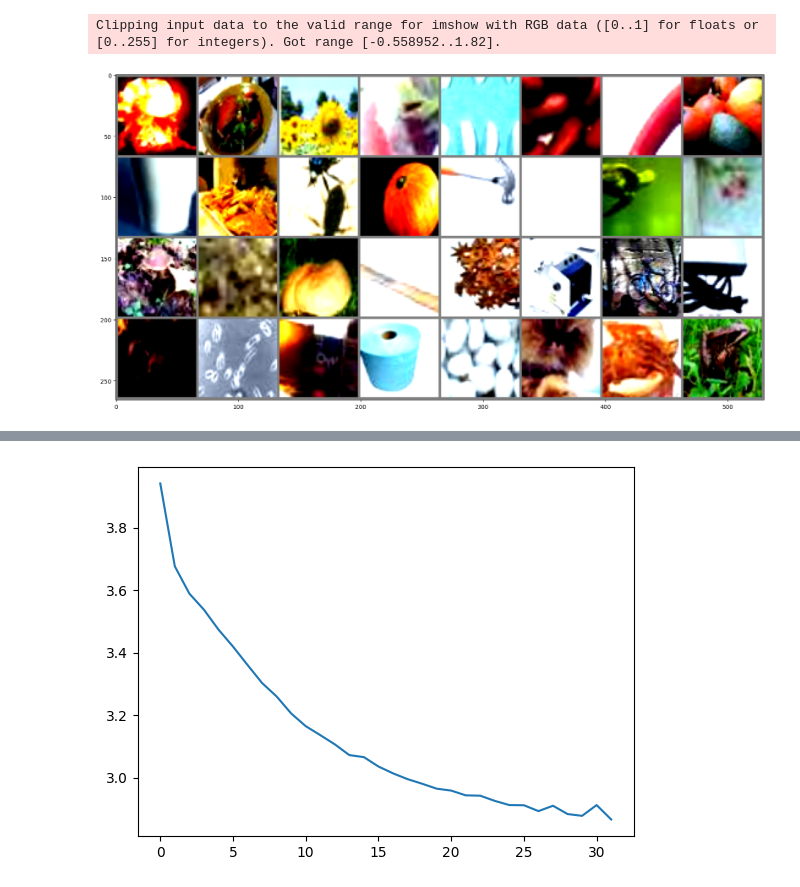
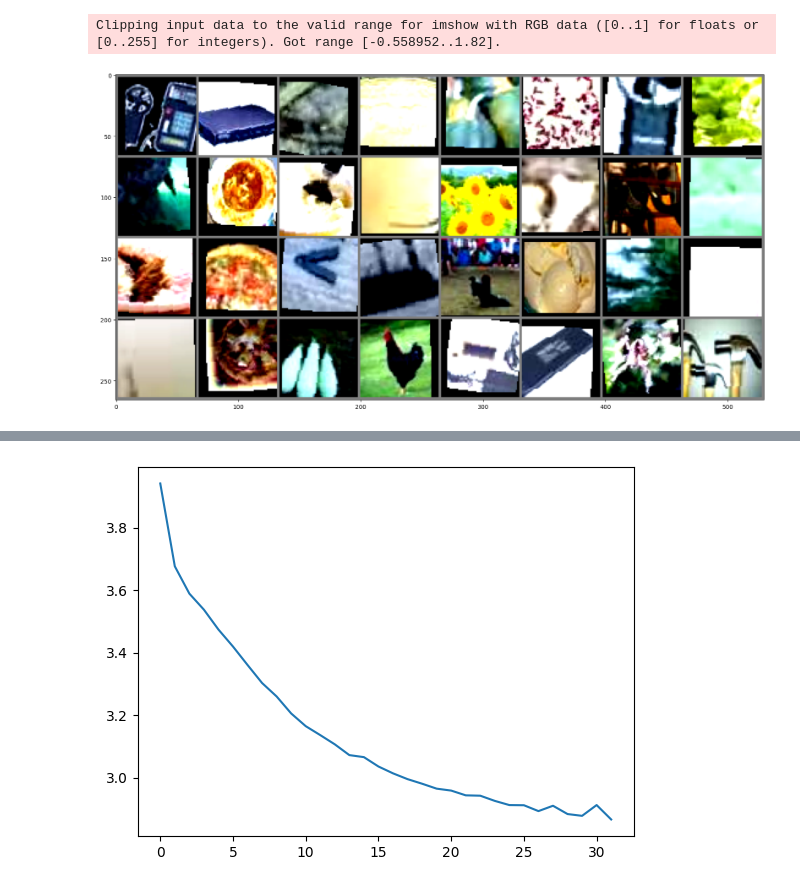
Before and after one commit to czarodziejszyn/ssne, a Jupyter notebook: projekt3/paczka_klasyfikacja_obrazkow/predictor.ipynb, the cells around one changed output, grey strips where cells are left out. Saved outputs shown, nothing was run; the diff lists cells and outputs as text; code cells hidden in the pictures.

```diff
--- a/projekt3/paczka_klasyfikacja_obrazkow/predictor.ipynb
+++ b/projekt3/paczka_klasyfikacja_obrazkow/predictor.ipynb
@@ -15,11 +16,19 @@ else:
   device = torch.device("cpu")
 # %%
 train_transform = v2.Compose([
-    v2.ToImage(),
     v2.RandomResizedCrop(size=(64, 64), antialias=True),
     v2.RandomHorizontalFlip(p=0.5),
+    v2.RandomRotation(degrees=10),
+    v2.RandomAffine(degrees=0, translate=(0.1, 0.1), scale=(0.9, 1.1)),
+    v2.ColorJitter(brightness=0.2),
+    v2.ToImage(),
     v2.ToDtype(torch.float32, scale=True),
-    # v2.ToTensor(),
+    v2.Normalize(mean=[0.485, 0.456, 0.406], std=[0.229, 0.224, 0.225]),
+])
+
+val_test_transforms = v2.Compose([
+    v2.ToImage(),
+    v2.ToDtype(torch.float32, scale=True),
     v2.Normalize(mean=[0.485, 0.456, 0.406], std=[0.229, 0.224, 0.225]),
 ])
 
@@ -27,29 +36,40 @@ batch_size = 32
 
 trainset = ImageFolder("train/", transform=train_transform)
 
-train_set, val_set = torch.utils.data.random_split(trainset, [0.8, 0.2])
+num_train = len(trainset)
+indices = list(range(num_train))
+np.random.shuffle(indices)
 
-trainloader = torch.utils.data.DataLoader(train_set, batch_size=batch_size,
-                                          shuffle=True, num_workers=4)
+train_split = int(0.7 * num_train)
+val_split = int(0.85 * num_train)
 
-testloader = torch.utils.data.DataLoader(val_set, batch_size=batch_size,
-                                          shuffle=False, num_workers=4)
+train_indices = indices[:train_split]
+val_indices = indices[train_split:val_split]
+test_indices = indices[val_split:]
+
+train_sampler = SubsetRandomSampler(train_indices)
+val_sampler = SubsetRandomSampler(val_indices)
+test_sampler = SubsetRandomSampler(test_indices)
+
+train_loader = DataLoader(trainset, batch_size=batch_size, sampler=train_sampler)
+val_loader = DataLoader(trainset, batch_size=batch_size, sampler=val_sampler)
+test_loader = DataLoader(trainset, batch_size=batch_size, sampler=test_sampler)
 # %%
 plt.figure(figsize = (20,10))
 
-images, labels = next(iter(trainloader))
+images, labels = next(iter(train_loader))
 
 def imshow(img):
     img = img / 2 + 0.5
     npimg = img.numpy()
     plt.imshow(np.transpose(npimg, (1, 2, 0)))
     plt.show()
-images, labels = next(iter(trainloader))
+images, labels = next(iter(train_loader))
 
 imshow(torchvision.utils.make_grid(images))
 # %% [output]
 Clipping input data to the valid range for imshow with RGB data ([0..1] for floats or [0..255] for integers). Got range [-0.558952..1.82].
-[figure, old version]
+[figure, new version]
 # %%
 class Net(nn.Module):
     def __init__(self):
```
Also changed, not shown: parts of 5 cells of this notebook.
